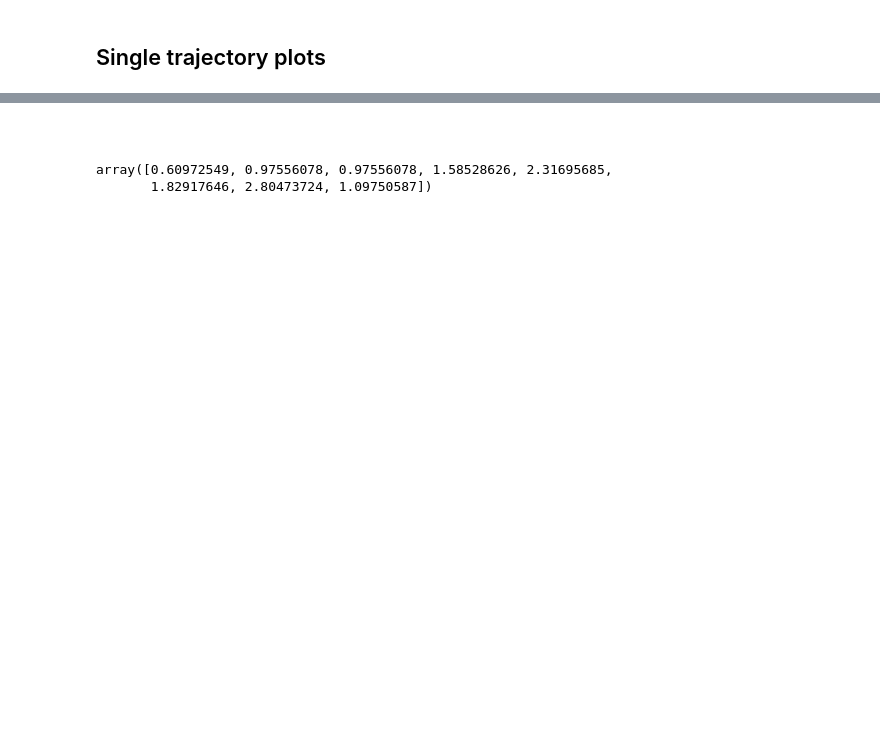
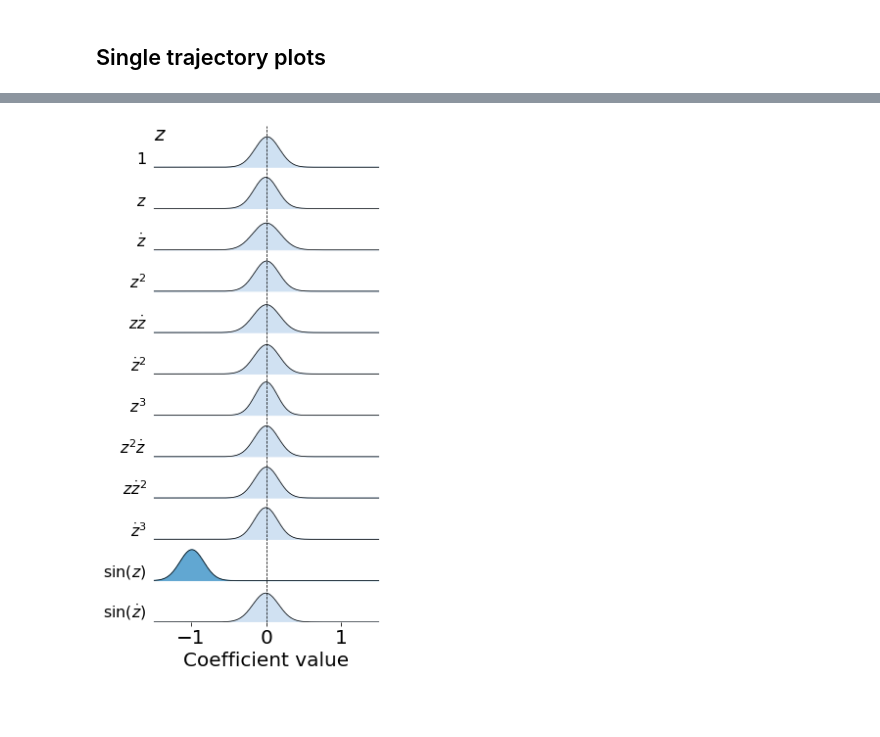
Before and after one commit to gaoliyao/BayesianSindyAutoencoder, a Jupyter notebook: exmaples/pendulum/UQ_plots.ipynb, the cells around one changed output, grey strips where cells are left out. Drawn from its saved outputs; the diff is of its cells as text; code cells hidden in the pictures; blank space fills up the shorter version.

```diff
--- a/exmaples/pendulum/UQ_plots.ipynb
+++ b/exmaples/pendulum/UQ_plots.ipynb
@@ -255,0 +226,72 @@ plt.show()
+# %%
+import numpy as np
+import matplotlib as mpl
+import matplotlib.pyplot as plt
+from scipy.stats import gaussian_kde
+
+library_names = [r"$1$", r"$z$", r"$\dot{z}$", r"$z^2$", r"$z\dot{z}$", r"$\dot{z}^2$",
+                r"$z^3$",r"$z^2\dot{z}$",r"$z\dot{z}^2$",r"$\dot{z}^3$",r"$\sin(z)$",r"$\sin(\dot{z})$",]
+library_names.reverse()
+def curve(arr):
+    n = 1
+    center = np.mean(arr)
+    scale = np.std(arr)
+    print(center, scale)
+    scale *= 2.0
+    X = np.zeros(500)
+    x = np.linspace(-3, 3, len(X))
+    X = 1.0/(scale*np.sqrt(2*np.pi)) * np.exp(-0.5 * ((x - center) / scale)**2)
+    return X/10.0
+
+cmap = mpl.cm.get_cmap("Blues")
+fig = plt.figure(figsize=(8, 8))
+arr_truncate = arr_truncate.reshape((100, 12))
+
+ax = None
+for n in range(1):
+    ax = plt.subplot(1, 2, n + 1, frameon=False, sharex=ax)
+    for i in range(len(arr_mean)):
+        Y = curve(arr_truncate[:,11-i])
+#         hist, bin_edges = np.histogram(arr_truncate[:,i], density=True)
+#         Y = hist/len(arr_truncate[:,i])
+#         kde_vars = arr_truncate[:,11-i] + np.random.normal(0, 0.001, (100,))
+#         gkde = gaussian_kde(dataset=kde_vars)
+        X = np.linspace(-3, 3, 500)
+#         Y = gkde.evaluate(X)
+#         Y /= (np.max(Y) + np.std(Y))/0.5
+        ax.plot(X, Y * 3 + i, color="k", linewidth=0.75, zorder=100 - i)
+        color = cmap(abs(arr_mean[11-i]) / 3.0 + 0.2)
+        ax.fill_between(X, 3 * Y + i, i, color=color, zorder=100 - i)
+
+    ax.yaxis.set_tick_params(tick1On=False)
+    ax.set_xlim(-1.5, 1.5)
+    ax.set_ylim(3, 12)
+    ax.axvline(0.0, ls="--", lw=0.75, color="black", zorder=250)
+    ax.text(
+        0.0,
+        1.0,
+        r"$z$",
+        ha="left",
+        va="top",
+        weight="bold",
+        transform=ax.transAxes,
+    )
+
+    if n == 0:
+        ax.yaxis.set_tick_params(labelleft=True)
+        ax.set_yticks(np.arange(len(arr_mean)))
+#         ax.set_yticklabels(["Serie %d" % i for i in range(1, len(arr_mean)+1)])
+        ax.set_yticklabels(library_names)
+        for tick in ax.yaxis.get_major_ticks():
+            tick.label.set_fontsize(16)
+            tick.label.set_verticalalignment("bottom")
+    else:
+        ax.yaxis.set_tick_params(labelleft=False)
+
+plt.rcParams.update({'font.size': 20})
+# cax = plt.axes([0.85, 0.1, 0.075, 0.8])
+# plt.colorbar(fig, cax=cax)
+plt.tight_layout()
+plt.xlabel('Coefficient value')
+plt.show()
+# %% [output]
@@ -255,0 +310 @@ plt.show()
+[figure, added]
@@ -260,5 +335,0 @@ hist, bin_edges = np.histogram(arr_truncate[:,1], bins='auto', density=True)
-# %%
-hist/len(arr_truncate[:,1])
-# %% [output]
-array([0.60972549, 0.97556078, 0.97556078, 1.58528626, 2.31695685,
-       1.82917646, 2.80473724, 1.09750587])
```
Also changed, not shown: parts of 31 cells of this notebook, 9 other files.
